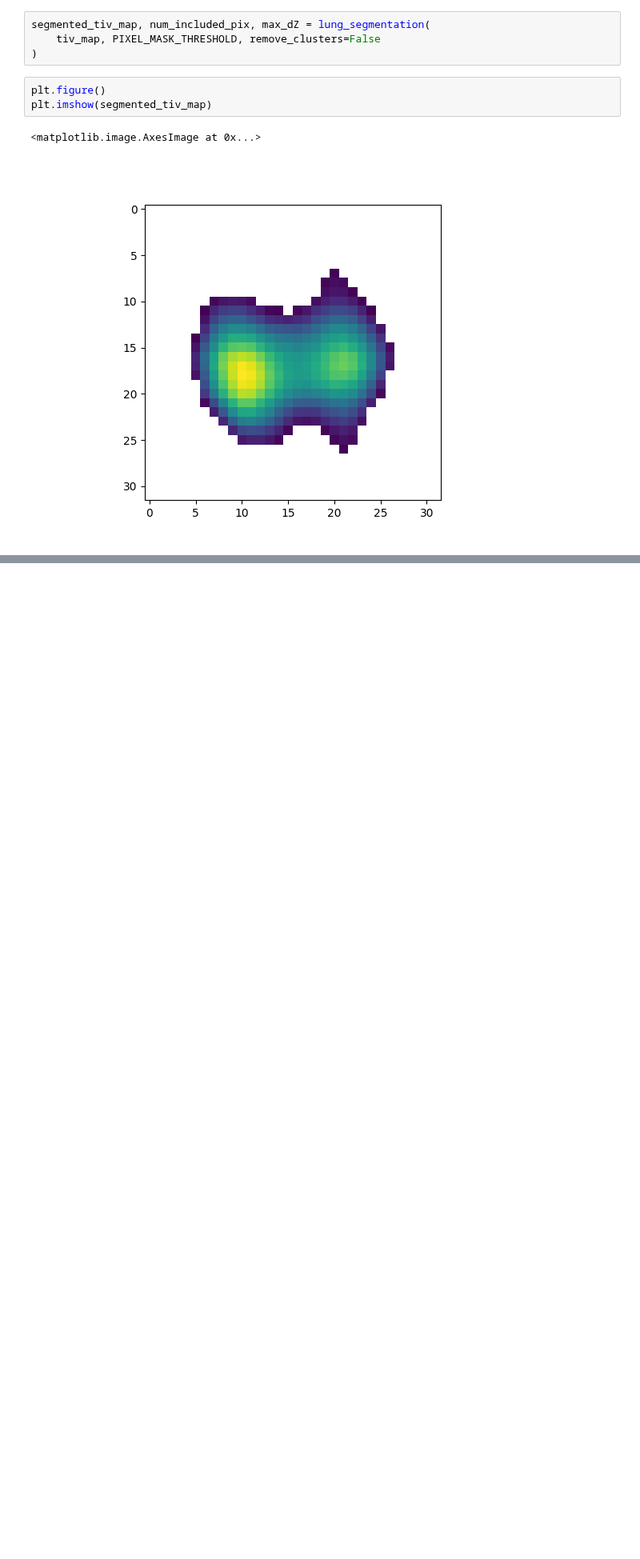
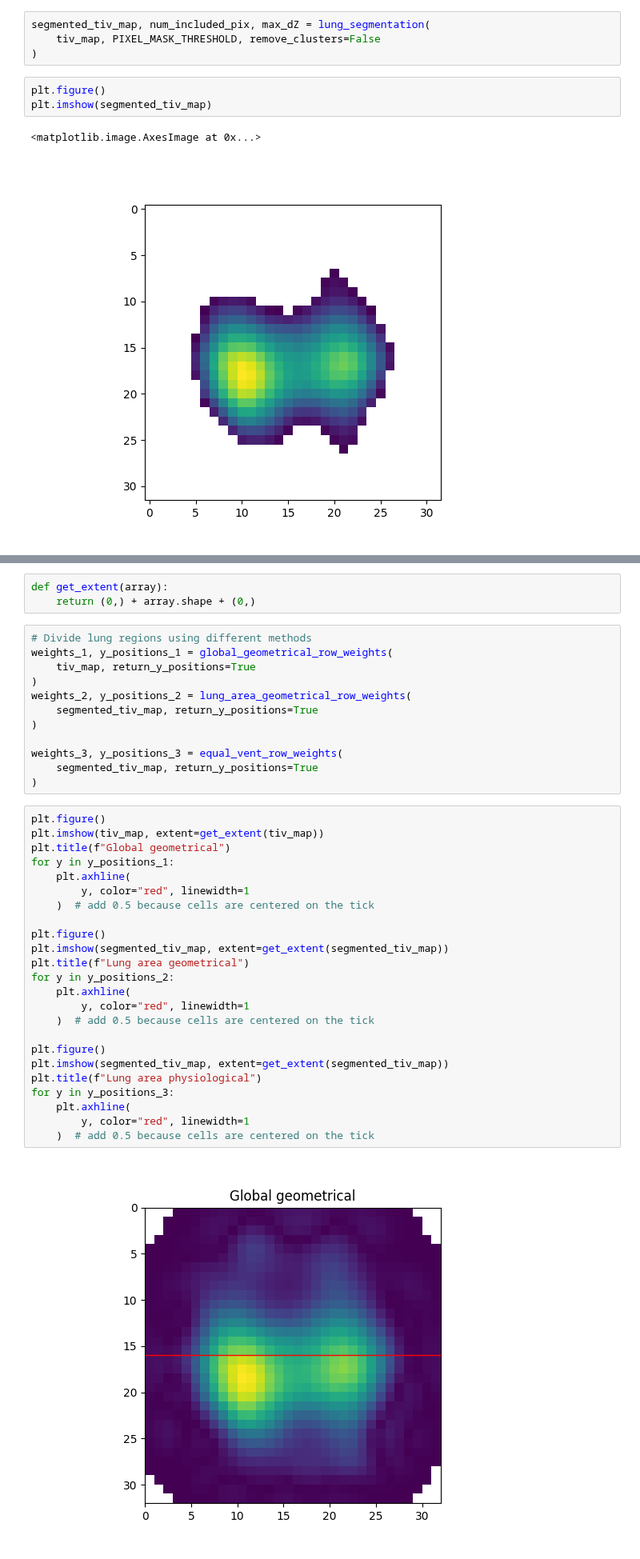
Before and after one commit to EIT-ALIVE/eitprocessing, a Jupyter notebook: notebooks/lung_segmentation_figure.ipynb, the cells around one changed output, grey strips where cells are left out. Shown at 80% size. Saved outputs shown, nothing was run; the diff lists cells and outputs as text; blank space fills up the shorter version.

Commit message:
created figures

```diff
--- a/notebooks/lung_segmentation_figure.ipynb
+++ b/notebooks/lung_segmentation_figure.ipynb
@@ -140,0 +380,41 @@ plt.imshow(segmented_tiv_map)
+# %%
+def get_extent(array):
+    return (0,) + array.shape + (0,)
+# %%
+# Divide lung regions using different methods
+weights_1, y_positions_1 = global_geometrical_row_weights(
+    tiv_map, return_y_positions=True
+)
+weights_2, y_positions_2 = lung_area_geometrical_row_weights(
+    segmented_tiv_map, return_y_positions=True
+)
+
+weights_3, y_positions_3 = equal_vent_row_weights(
+    segmented_tiv_map, return_y_positions=True
+)
+# %%
+plt.figure()
+plt.imshow(tiv_map, extent=get_extent(tiv_map))
+plt.title(f"Global geometrical")
+for y in y_positions_1:
+    plt.axhline(
+        y, color="red", linewidth=1
+    )  # add 0.5 because cells are centered on the tick
+
+plt.figure()
+plt.imshow(segmented_tiv_map, extent=get_extent(segmented_tiv_map))
+plt.title(f"Lung area geometrical")
+for y in y_positions_2:
+    plt.axhline(
+        y, color="red", linewidth=1
+    )  # add 0.5 because cells are centered on the tick
+
+plt.figure()
+plt.imshow(segmented_tiv_map, extent=get_extent(segmented_tiv_map))
+plt.title(f"Lung area physiological")
+for y in y_positions_3:
+    plt.axhline(
+        y, color="red", linewidth=1
+    )  # add 0.5 because cells are centered on the tick
+# %% [output]
+[figure, added]
```
Also changed, not shown: parts of 6 cells of this notebook.
